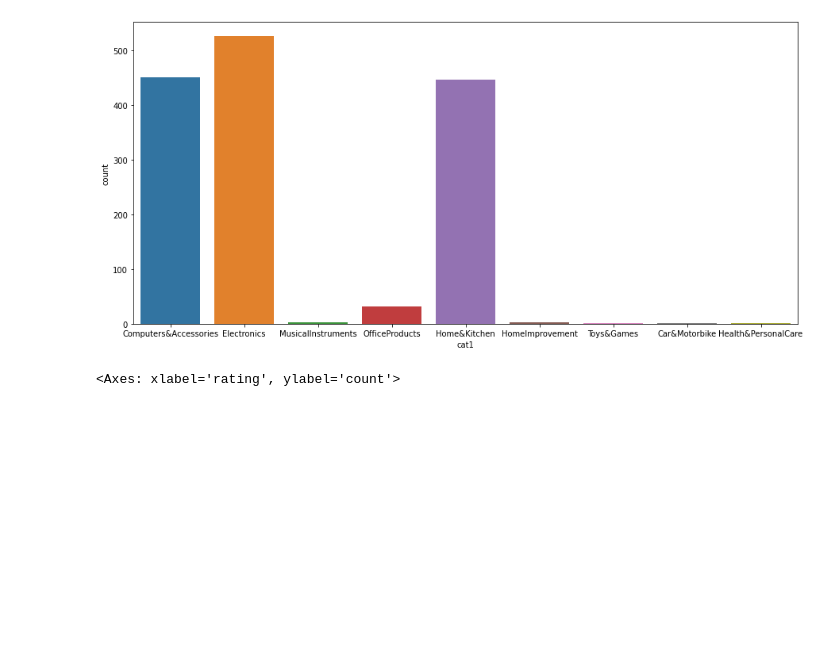
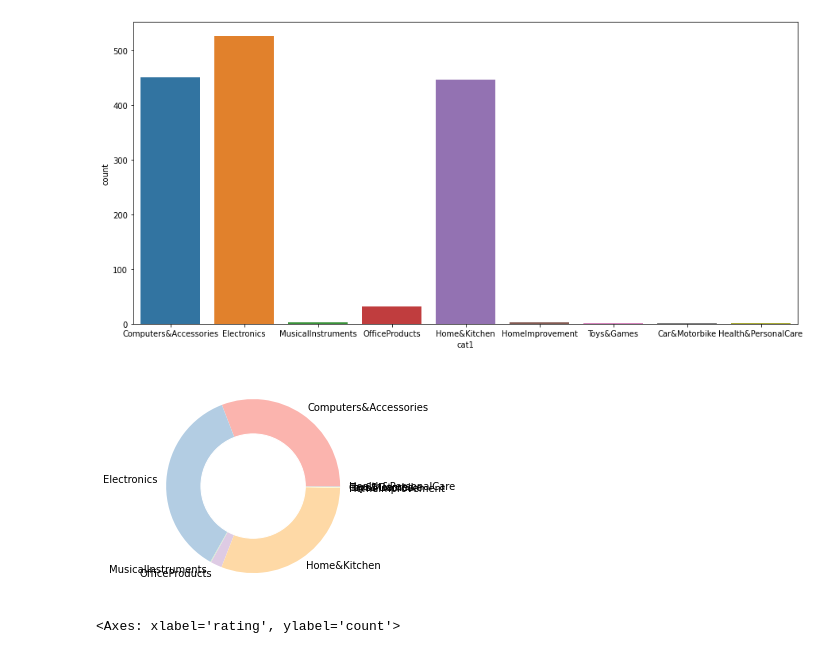
Before and after one commit to pawara101/MSC_UOM, a Jupyter notebook: Data-Science/DS-project/aws.ipynb, the cells around one changed output. Cells and saved outputs as stored; diff of their text form; code cells hidden in the pictures; blank space fills up the shorter version.

```diff
--- a/Data-Science/DS-project/aws.ipynb
+++ b/Data-Science/DS-project/aws.ipynb
@@ -657,6 +650,34 @@ sns.countplot(x=amazon_data['cat1'],ax=ax)
 # %% [output]
 <Axes: xlabel='cat1', ylabel='count'>
 [figure]
+# %%
+import matplotlib.pyplot as plt
+from palettable.colorbrewer.qualitative import Pastel1_7
+
+# create data
+names = amazon_data['cat1'].unique()
+size = [451,
+526,
+2,
+31,
+447,
+2,
+1,
+1,
+1]
+
+# Create a circle at the center of the plot
+my_circle = plt.Circle( (0,0), 0.6, color='white')
+
+from palettable.colorbrewer.qualitative import Pastel1_7
+plt.pie(size, labels=names, colors=Pastel1_7.hex_colors)
+p = plt.gcf()
+p.gca().add_artist(my_circle)
+
+# Show the graph
+plt.show()
+# %% [output]
+[figure, added]
 # %%
 ## Rating count plot
 a4_dims = (15, 7)
```
Also changed, not shown: parts of 17 cells of this notebook.
